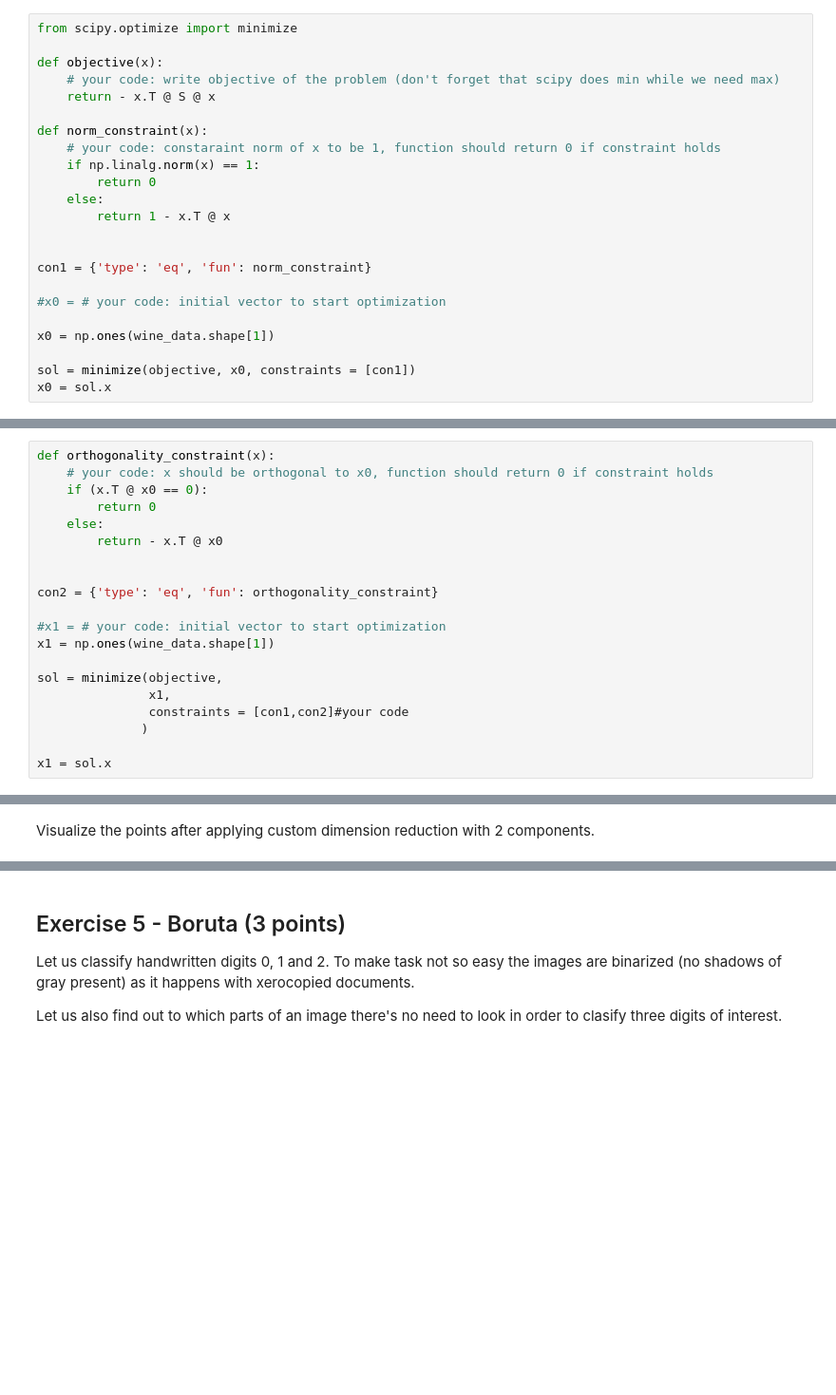
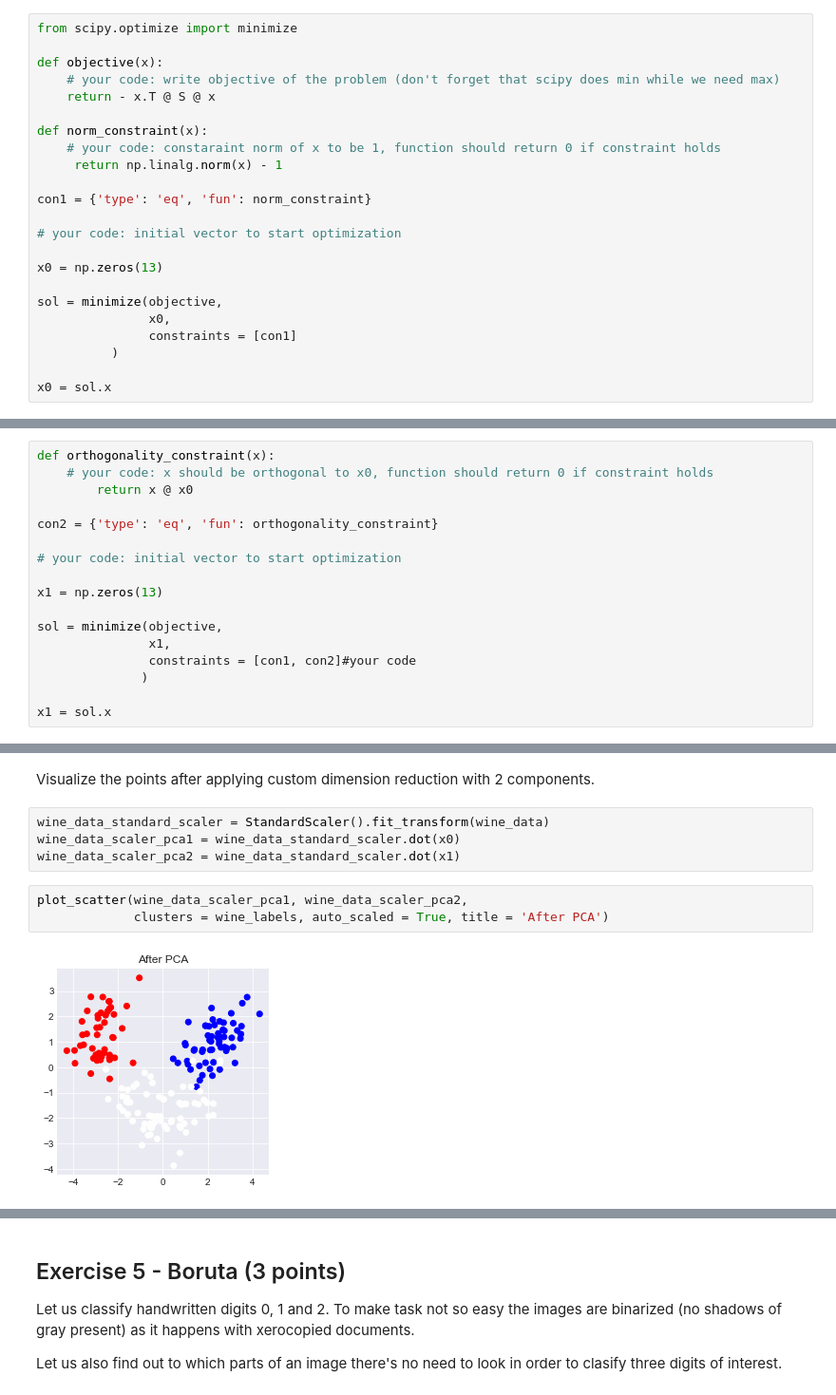
Before and after one commit to marinatwice82/ml-2022, a Jupyter notebook: homework.ipynb, the cells around one changed output, grey strips where cells are left out. Shown at 95% size. Saved outputs shown, nothing was run; the diff lists cells and outputs as text; blank space fills up the shorter version.

```diff
--- a/homework.ipynb
+++ b/homework.ipynb
@@ -304,39 +301,36 @@ def objective(x):
 
 def norm_constraint(x):
     # your code: constaraint norm of x to be 1, function should return 0 if constraint holds
-    if np.linalg.norm(x) == 1:
-        return 0
-    else:
-        return 1 - x.T @ x
-
+     return np.linalg.norm(x) - 1
 
 con1 = {'type': 'eq', 'fun': norm_constraint}
 
-#x0 = # your code: initial vector to start optimization
+# your code: initial vector to start optimization
 
-x0 = np.ones(wine_data.shape[1])
+x0 = np.zeros(13)
 
-sol = minimize(objective, x0, constraints = [con1])
+sol = minimize(objective,
+               x0,
+               constraints = [con1]
+          )
+
 x0 = sol.x
 # %% [markdown]
 Hurray! We have first vector! Let's do another one.
 # %%
 def orthogonality_constraint(x):
     # your code: x should be orthogonal to x0, function should return 0 if constraint holds
-    if (x.T @ x0 == 0):
-        return 0
-    else:
-        return - x.T @ x0
-
+        return x @ x0
 
 con2 = {'type': 'eq', 'fun': orthogonality_constraint}
 
-#x1 = # your code: initial vector to start optimization
-x1 = np.ones(wine_data.shape[1])
+# your code: initial vector to start optimization
+
+x1 = np.zeros(13)
 
 sol = minimize(objective,
                x1,
-               constraints = [con1,con2]#your code
+               constraints = [con1, con2]#your code
               )
 
 x1 = sol.x
@@ -349,3 +343,12 @@ assert np.allclose(x1@S@x1, 2.5110809296451233)
 ### Visualization (2 points)
 # %% [markdown]
 Visualize the points after applying custom dimension reduction with 2 components.
+# %%
+wine_data_standard_scaler = StandardScaler().fit_transform(wine_data)
+wine_data_scaler_pca1 = wine_data_standard_scaler.dot(x0)
+wine_data_scaler_pca2 = wine_data_standard_scaler.dot(x1)
+# %%
+plot_scatter(wine_data_scaler_pca1, wine_data_scaler_pca2,
+             clusters = wine_labels, auto_scaled = True, title = 'After PCA')
+# %% [output]
+[figure, added]
```
Also changed, not shown: parts of 22 cells of this notebook.
